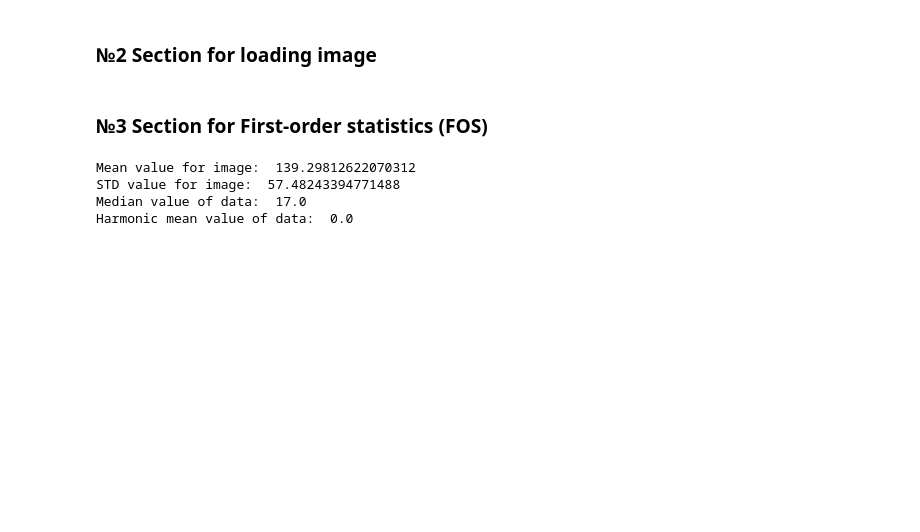
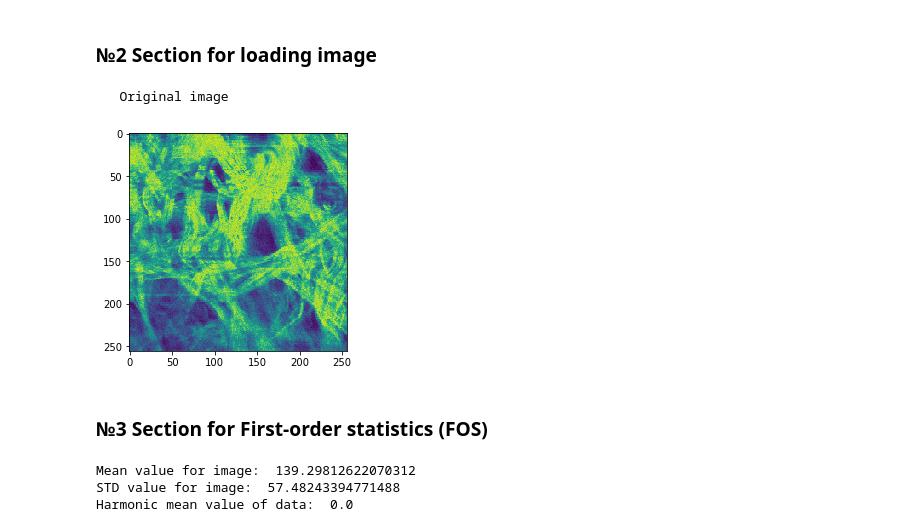
Before and after one commit to biophotonics-lab-tsu/monograph, a Jupyter notebook: 3rd chapter/fos_first_order_statistics.ipynb, the cells around one changed output. Saved outputs shown, nothing was run; the diff lists cells and outputs as text; code cells hidden in the pictures; blank space fills up the shorter version.

```diff
--- a/3rd chapter/fos_first_order_statistics.ipynb
+++ b/3rd chapter/fos_first_order_statistics.ipynb
@@ -21,15 +21,19 @@ def plot2figs(image1, image2, title):
 ### №2 Section for loading image
 # %%
 image = np.asarray(Image.open(os.path.join('../bin_data', 'collagen.png')))
+print('   Original image')
+plt.imshow(image)
+plt.show()
+# %% [output]
+   Original image
+[figure, added]
 # %% [markdown]
 ### №3 Section for First-order statistics (FOS)
 # %%
 print('Mean value for image: ', np.mean(image))
 print('STD value for image: ', np.std(image))
-print('Median value of data: ', statistics.median(image.flatten()))
 print('Harmonic mean value of data: ', statistics.harmonic_mean(image.flatten()))
 # %% [output]
 Mean value for image:  139.29812622070312
 STD value for image:  57.48243394771488
-Median value of data:  17.0
 Harmonic mean value of data:  0.0
```
Also changed, not shown: 4 other files.
